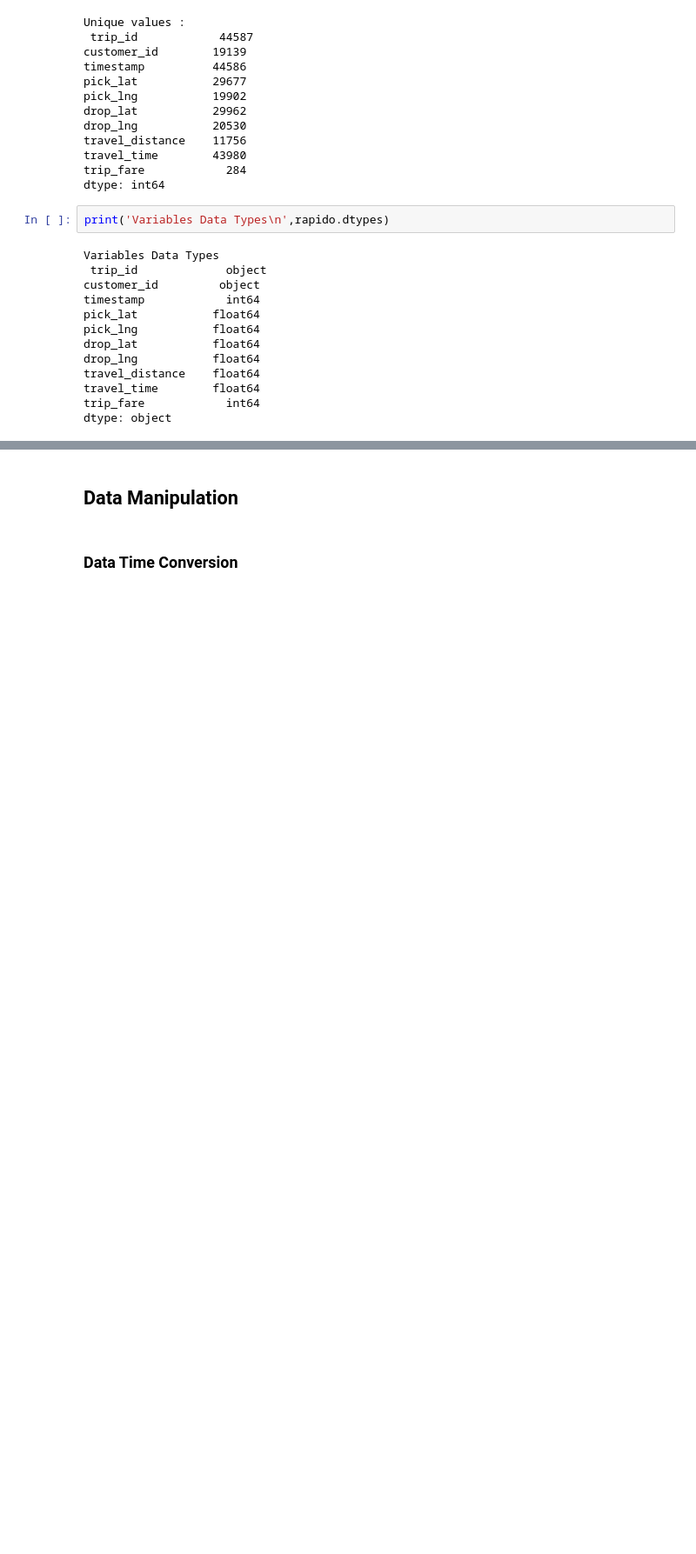
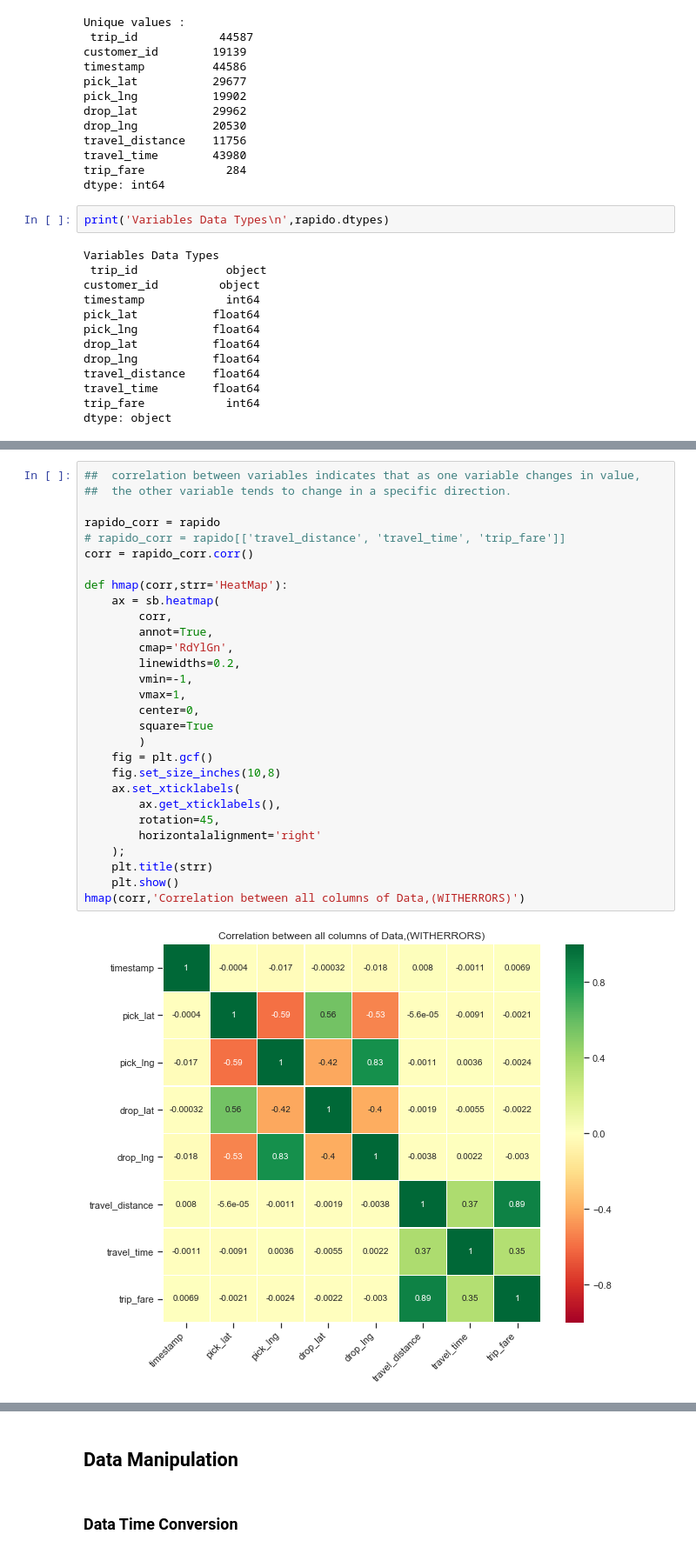
Before and after one commit to Abhinavl3v3l/RP, a Jupyter notebook: Rapido/RapidoAssignment.ipynb, the cells around one changed output, grey strips where cells are left out. Shown: that part at 87% size. Cells and saved outputs as stored; diff of their text form; blank space fills up the shorter version.

```diff
--- a/Rapido/RapidoAssignment.ipynb
+++ b/Rapido/RapidoAssignment.ipynb
@@ -133,0 +194,31 @@ sb.pairplot(rapido)
+# %%
+##  correlation between variables indicates that as one variable changes in value,
+##  the other variable tends to change in a specific direction.
+
+rapido_corr = rapido
+# rapido_corr = rapido[['travel_distance', 'travel_time', 'trip_fare']]
+corr = rapido_corr.corr()
+
+def hmap(corr,strr='HeatMap'):
+    ax = sb.heatmap(
+        corr,
+        annot=True,
+        cmap='RdYlGn',
+        linewidths=0.2,
+        vmin=-1,
+        vmax=1,
+        center=0,
+        square=True
+        )
+    fig = plt.gcf()
+    fig.set_size_inches(10,8)
+    ax.set_xticklabels(
+        ax.get_xticklabels(),
+        rotation=45,
+        horizontalalignment='right'
+    );
+    plt.title(strr)
+    plt.show()
+hmap(corr,'Correlation between all columns of Data,(WITHERRORS)')
+# %% [output]
+[figure, added]
```
Also changed, not shown: parts of 99 cells of this notebook, 3 other files.
